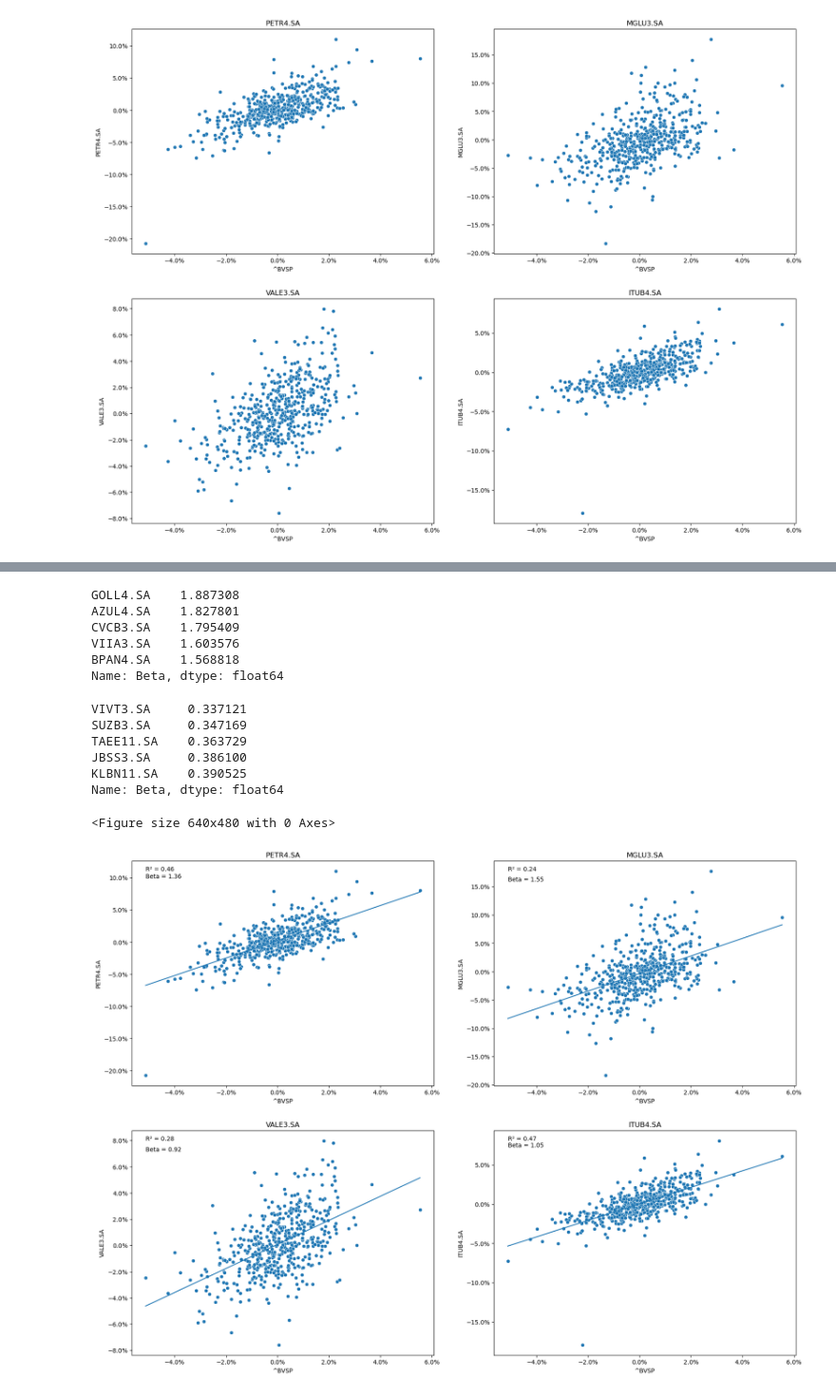
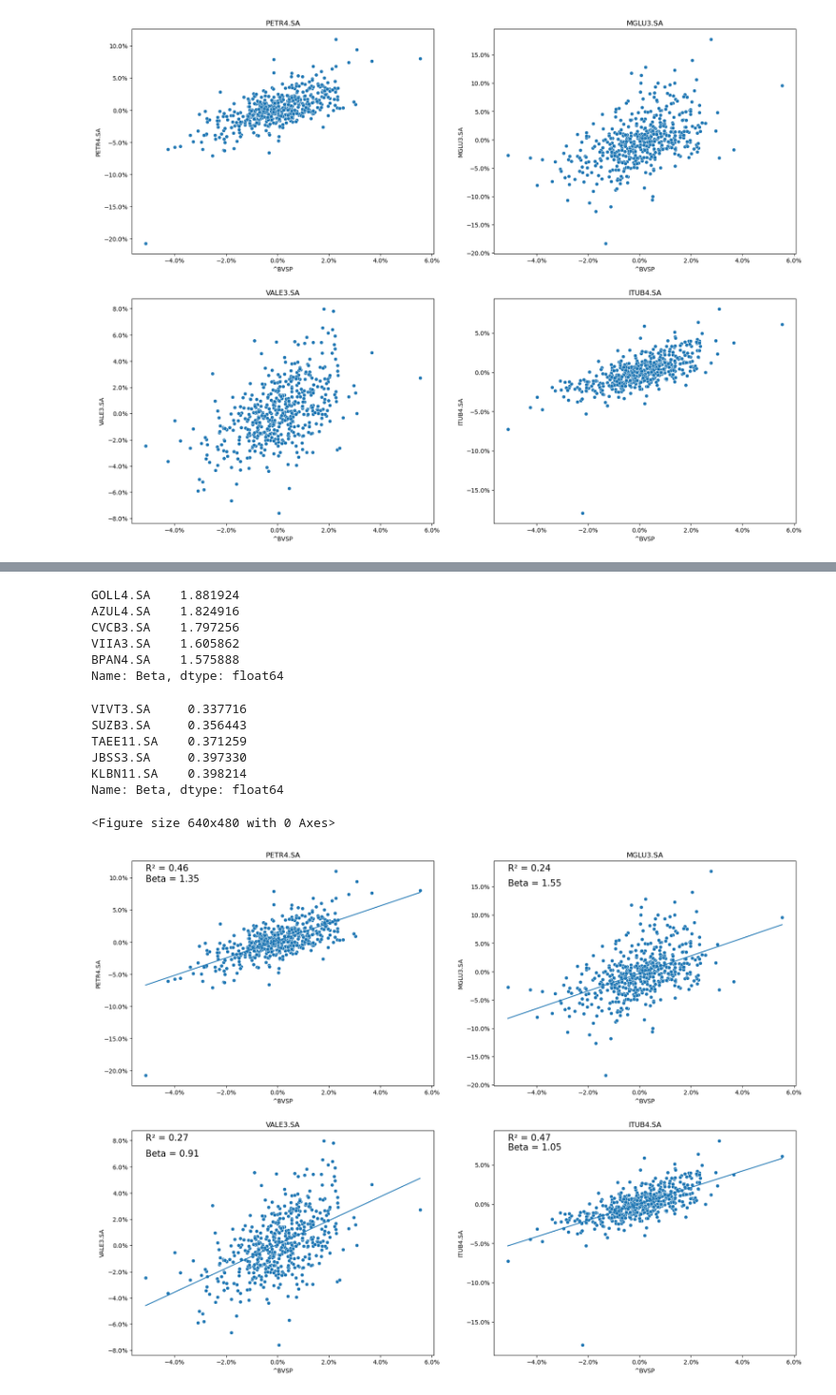
Before and after one commit to brunokuntze/Betas-ibovespa, a Jupyter notebook: Beta.ipynb, the cells around one changed output, grey strips where cells are left out. Shown at 95% size. Cells and saved outputs as stored; diff of their text form; code cells hidden in the pictures.

```diff
--- a/Beta.ipynb
+++ b/Beta.ipynb
@@ -59,7 +59,7 @@ display(tickers)
  '^BVSP']
 # %%
 # Fazendo download do histórico de preço da lista de tickers
-precos = yf.download(tickers,'2020-10-20')['Adj Close']
+precos = yf.download(tickers,start='2020-10-08',end='2022-10-23')['Adj Close']
 precos.head()
 # %% [output]
 [*********************100%***********************]  93 of 93 completed
@@ -186,37 +186,37 @@ plt.show()
 display(regressoes['Beta'].nlargest(5))
 display(regressoes['Beta'].nsmallest(5))
 # %% [output]
-GOLL4.SA    1.887308
-AZUL4.SA    1.827801
-CVCB3.SA    1.795409
-VIIA3.SA    1.603576
-BPAN4.SA    1.568818
+GOLL4.SA    1.881924
+AZUL4.SA    1.824916
+CVCB3.SA    1.797256
+VIIA3.SA    1.605862
+BPAN4.SA    1.575888
 Name: Beta, dtype: float64
-VIVT3.SA     0.337121
-SUZB3.SA     0.347169
-TAEE11.SA    0.363729
-JBSS3.SA     0.386100
-KLBN11.SA    0.390525
+VIVT3.SA     0.337716
+SUZB3.SA     0.356443
+TAEE11.SA    0.371259
+JBSS3.SA     0.397330
+KLBN11.SA    0.398214
 Name: Beta, dtype: float64
 # %%
 # Criando visualização da distribuição entre retornos das ações e do mercado + regressão
 plt.clf()
 fig, axes = plt.subplots(2,2,figsize=(20,15))
 
 for ticker, ax in zip(['PETR4.SA','MGLU3.SA','VALE3.SA','ITUB4.SA'],axes.ravel()):
     sns.scatterplot(ax=ax,x=indice_mercado,y=retornos[ticker])
     regression_equation = regressoes['Beta'].loc[ticker]*indice_mercado + regressoes['Intercepto'].loc[ticker]
     sns.lineplot(ax=ax, x=indice_mercado, y=regression_equation)
     ax.set_title(ticker)
-    ax.annotate('R² = '+str(round(regressoes['R_Quadrado'].loc[ticker],2)),(indice_mercado.min(),retornos[ticker].max()))
-    ax.annotate('Beta = '+str(round(regressoes['Beta'].loc[ticker],2)),(indice_mercado.min(),retornos[ticker].max()*0.9))
+    ax.annotate('R² = '+str(round(regressoes['R_Quadrado'].loc[ticker],2)),(indice_mercado.min(),retornos[ticker].max()),fontsize=15)
+    ax.annotate('Beta = '+str(round(regressoes['Beta'].loc[ticker],2)),(indice_mercado.min(),retornos[ticker].max()*0.85),fontsize=15)
     ax.yaxis.set_major_formatter(mtick.PercentFormatter(xmax=1,decimals=1,symbol='%'))
     ax.xaxis.set_major_formatter(mtick.PercentFormatter(xmax=1,decimals=1,symbol='%'))
 
 plt.show()
 # %% [output]
 <Figure size 640x480 with 0 Axes>
-[figure, old version]
+[figure, new version]
 # %%
 # Visualizando maiores e menores R²
 display(regressoes['R_Quadrado'].nlargest(5))
```
Also changed, not shown: parts of 7 cells of this notebook.
